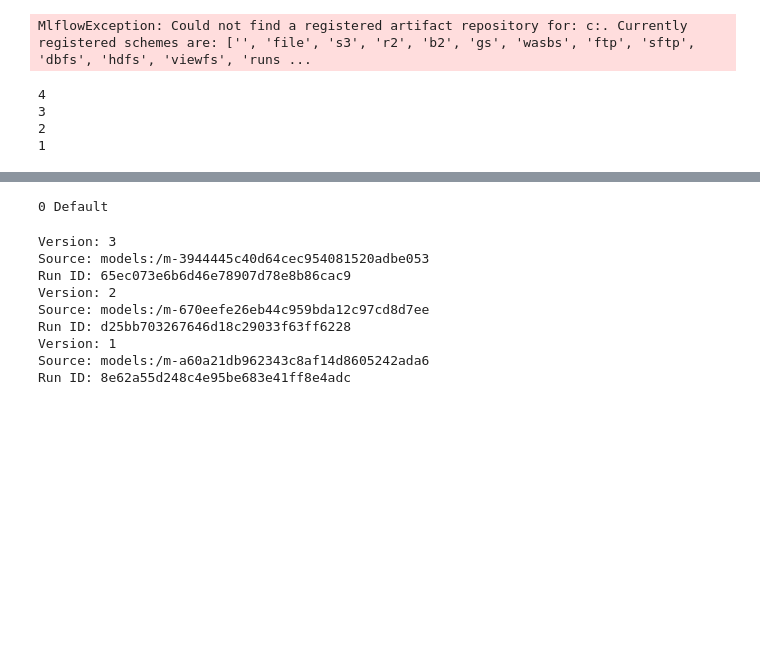
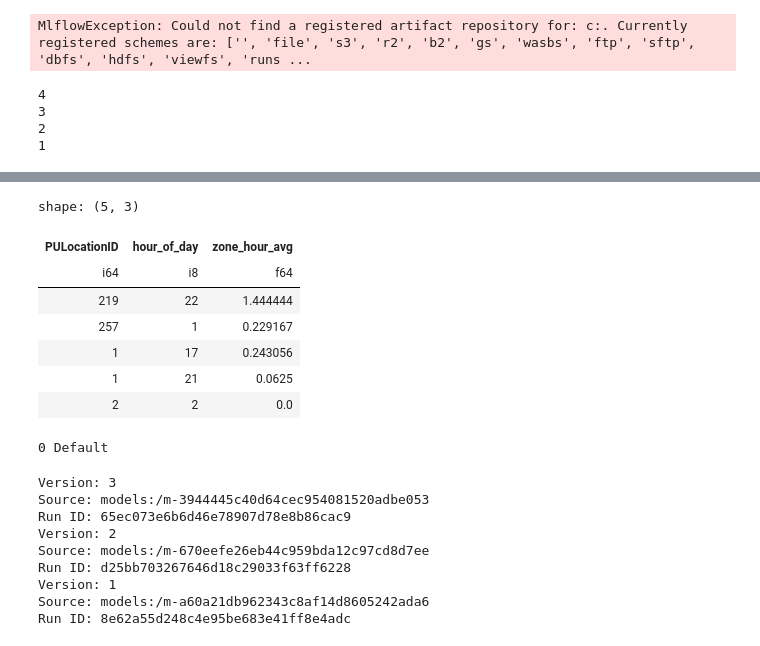
Before and after one commit to anjaneyajavvadi/Ride-Demand-Prediction-System, a Jupyter notebook: notebooks/v1.ipynb, the cells around one changed output, grey strips where cells are left out. Drawn from its saved outputs; the diff is of its cells as text; code cells hidden in the pictures; blank space fills up the shorter version.

```diff
--- a/notebooks/v1.ipynb
+++ b/notebooks/v1.ipynb
@@ -551,3 +564,16 @@ for mv in client.search_model_versions(
+# %%
+import polars as pl
+df=pl.read_parquet("../data/processed/zone_hour_avg.parquet")
+df.head()
+# %% [output]
+shape: (5, 3)
+| PULocationID | hour_of_day | zone_hour_avg |
+| i64 | i8 | f64 |
+| 219 | 22 | 1.444444 |
+| 257 | 1 | 0.229167 |
+| 1 | 17 | 0.243056 |
+| 1 | 21 | 0.0625 |
+| 2 | 2 | 0.0 |
 # %%
 import mlflow
 
```
Also changed, not shown: parts of 1 cell of this notebook, 5 other files.
